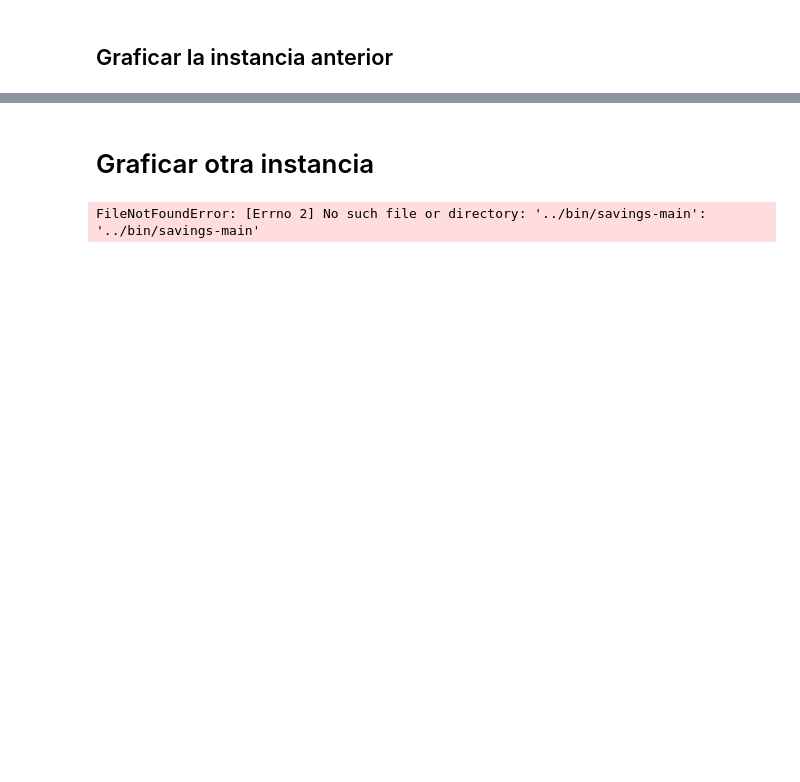
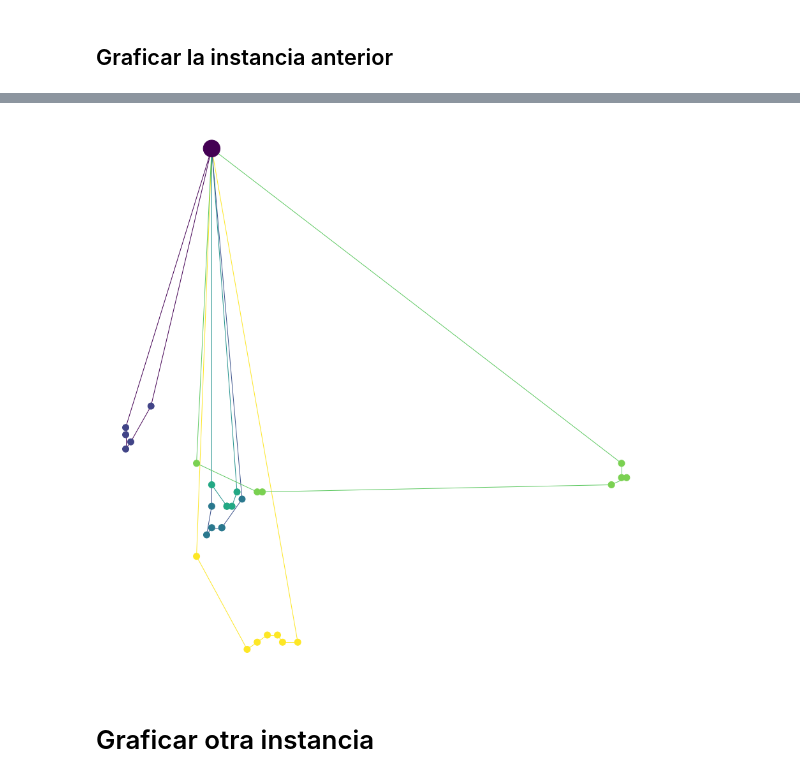
Before and after one commit to tingyingwu2010/uba-aed3-tp3-2c-2019, a Jupyter notebook: experimentacion/template_experimentación.ipynb, the cells around one changed output, grey strips where cells are left out. Saved outputs shown, nothing was run; the diff lists cells and outputs as text; code cells hidden in the pictures; blank space fills up the shorter version.

```diff
--- a/experimentacion/template_experimentación.ipynb
+++ b/experimentacion/template_experimentación.ipynb
@@ -143,7 +155,39 @@ for key,grp in dataframe.groupby('caminos'):
+# %%
+import networkx as nx
+
+def graficarSolucion(dataframe, results):
+    G = nx.Graph()
+    node_sizes = []
+    for index, row in dataframe.iterrows():
+        G.add_node(row["numero_punto"],pos=(row["x"],row["y"]), color=row["caminos"])
+        node_sizes.append(100)
+
+    node_sizes[0] = 700 # hago mas grande el depot (que es el primero)
+
+    c = int(results[0])
+    for i in range(c):
+        camino = results[i+1]
+        camino = camino.split()
+        for j in range(1,len(camino)):
+            G.add_edge(int(camino[j-1]), int(camino[j]), color=i)
+
+    pos=nx.get_node_attributes(G,'pos')
+
+    edges = G.edges()
+    nodes = G.nodes()
+    edge_colors = [G[u][v]['color'] for u,v in edges]
+
+    node_colors = []
+    for i in range(len(G)):
+        node_colors.append(G.nodes[(i+1)]['color'])
+
+
+    plt.figure(1,figsize=(12,12))
+    nx.draw(G,pos, edge_color=edge_colors, node_size=node_sizes, node_color=node_colors)
+    plt.show()
+# %%
+graficarSolucion(dataframe, results)
+# %% [output]
+[figure, added]
 # %% [markdown]
 # Graficar otra instancia
-# %%
-dataframe = calcular_y_graficar('X-n502-k39.txt', 'savings-main')
-dataframe
-# %% [output]
-FileNotFoundError: [Errno 2] No such file or directory: '../bin/savings-main': '../bin/savings-main'
```
Also changed, not shown: parts of 11 cells of this notebook, 13 other files.
